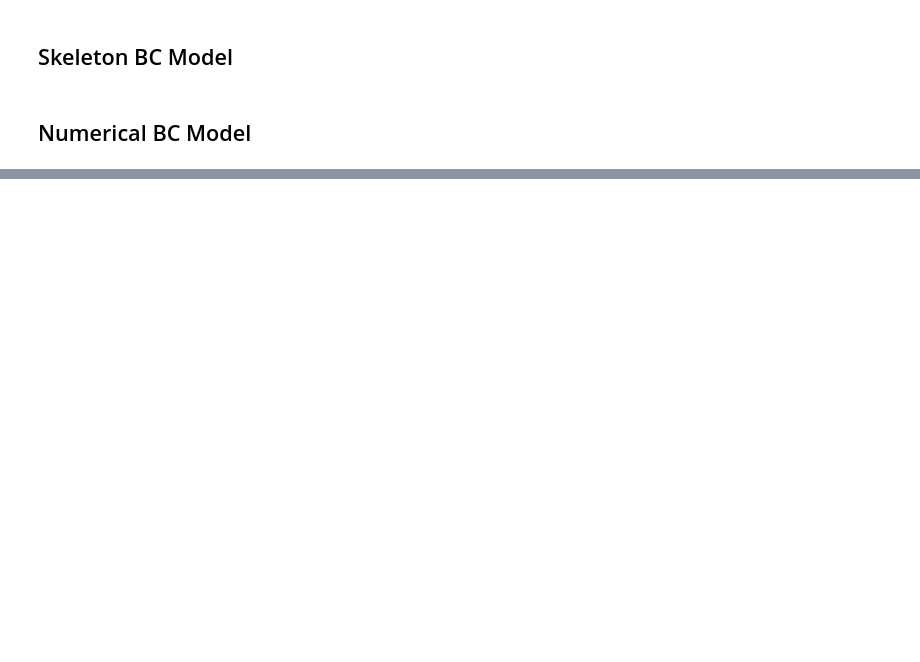
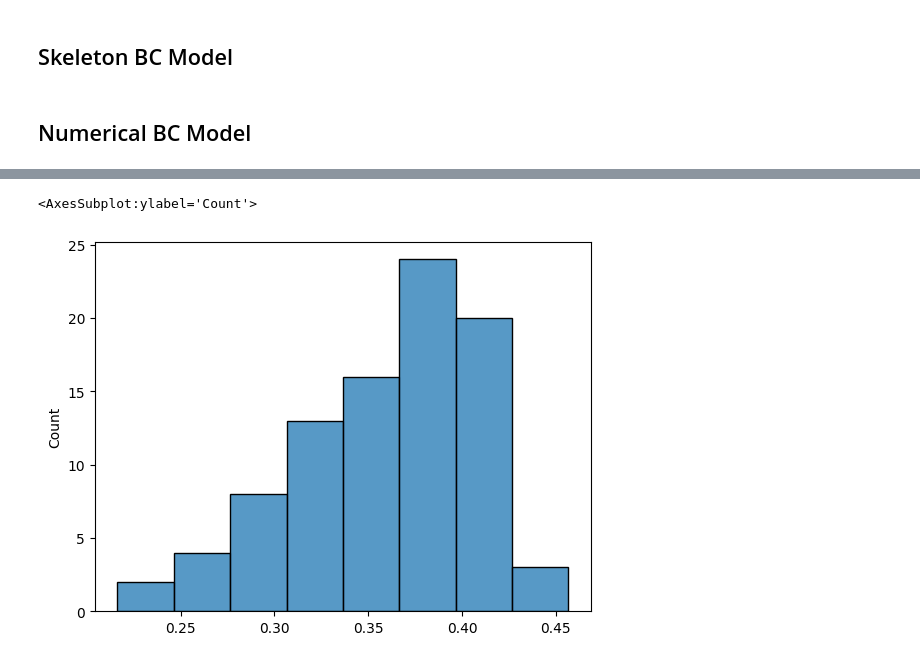
Before and after one commit to debatelab/genai-epistemology, a Jupyter notebook: notebooks/bounded_confidence_llm.ipynb, the cells around one changed output, grey strips where cells are left out. Cells and saved outputs as stored; diff of their text form; code cells hidden in the pictures; blank space fills up the shorter version.

```diff
--- a/notebooks/bounded_confidence_llm.ipynb
+++ b/notebooks/bounded_confidence_llm.ipynb
@@ -245,0 +456,30 @@ sns.lineplot(df_opinions, x="step", y="opinion", hue="uid", legend=False)
+# %%
+parameters = {
+    "model": model,
+    "self_confidence": "very high",
+    "topic": "veganism",
+    "epsilon": .5
+}
+stances = [
+    "affirming",
+    "denying",
+    "loosely related to",
+    "vaguely putting in doubt",
+    "based on (positive or negative) personal experience regarding"
+]
+# %%
+from tqdm import tqdm
+
+initial_opinions = []
+
+for stance in tqdm(stances):
+
+    claims = await init(
+        topic=parameters["topic"],
+        stance=stance,
+        n=2,
+        model=model
+    )
+    initial_opinions.extend(claims)
+
+initial_opinions
@@ -245,0 +497,5 @@ sns.lineplot(df_opinions, x="step", y="opinion", hue="uid", legend=False)
+# %%
+community = EpistemicCommunity([
+    NaturalLanguageBCAgent(io,**parameters)
+    for io in initial_opinions
+])
@@ -245,0 +555,7 @@ sns.lineplot(df_opinions, x="step", y="opinion", hue="uid", legend=False)
+# %%
+rainer = Rainer(community.logs)
+# %%
+rainer.diff_hist(5)
+# %% [output]
+<AxesSubplot:ylabel='Count'>
+[figure, added]
```
Also changed, not shown: parts of 28 cells of this notebook.
